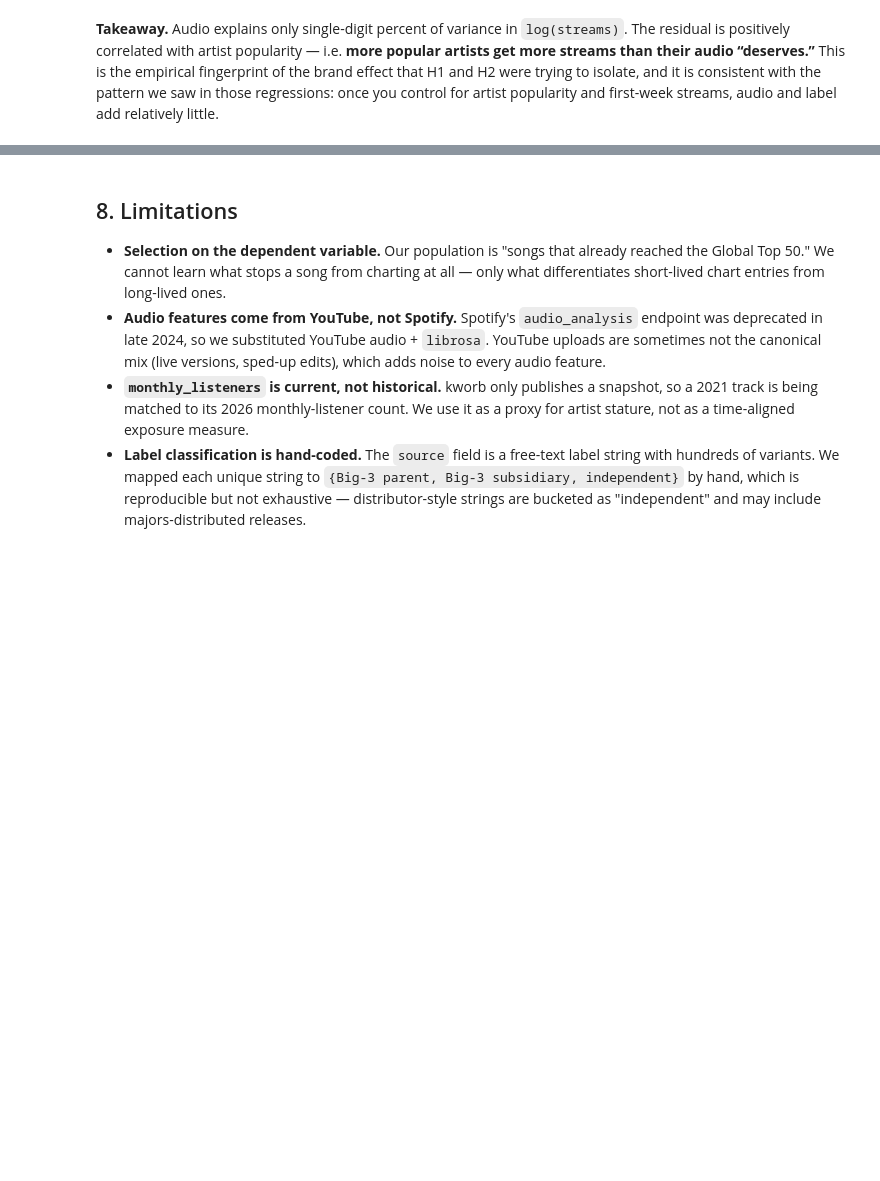
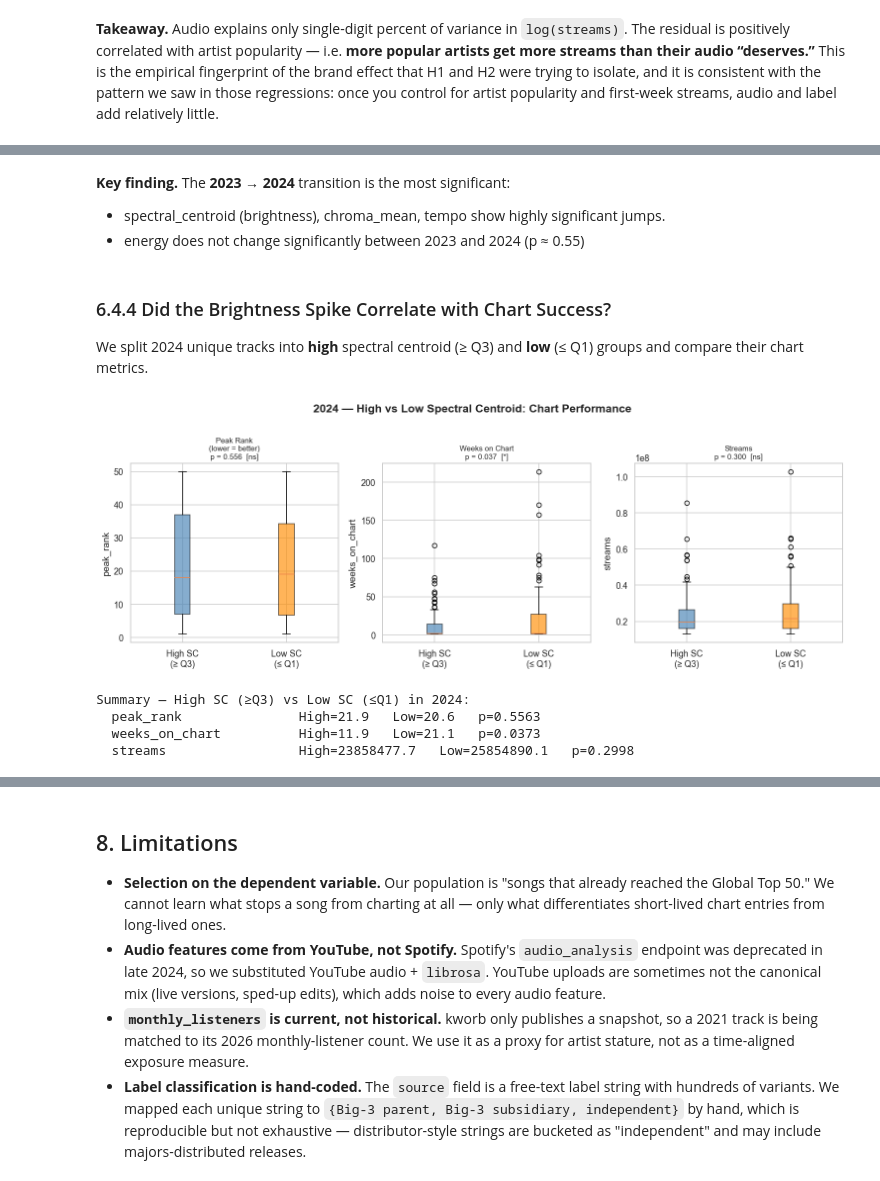
Before and after one commit to Irene-Wu-1002/Spotify-Trend-Analyzer, a Jupyter notebook: notebooks/06_final_analysis.ipynb, the cells around one changed output, grey strips where cells are left out. Cells and saved outputs as stored; diff of their text form; code cells hidden in the pictures; blank space fills up the shorter version.

Commit message:
integrate additional analysis into final analysis

```diff
--- a/notebooks/06_final_analysis.ipynb
+++ b/notebooks/06_final_analysis.ipynb
@@ -510,0 +595,15 @@ plt.show()
+# %%
+anova_rows = []
+for feat in AUDIO_TREND_COLS:
+    groups = [grp[feat].dropna().values for _, grp in df_full.groupby("year")]
+    F, p   = stats.f_oneway(*groups)
+    anova_rows.append({
+        "Feature": feat,
+        "F-statistic": round(F, 2),
+        "p-value": round(p, 6),
+        "Significant (α=0.05)": "Yes" if p < 0.05 else "No",
+    })
+
+anova_df = pd.DataFrame(anova_rows).set_index("Feature")
+print("One-Way ANOVA — Audio Features Across 2021–2025")
+print(anova_df.to_string())
@@ -510,0 +664,55 @@ plt.show()
+# %% [markdown]
+**Key finding.** The **2023 → 2024** transition is the most significant:
+- spectral_centroid (brightness), chroma_mean, tempo show highly significant jumps.
+- energy does not change significantly between 2023 and 2024 (p ≈ 0.55)
+# %% [markdown]
+### 6.4.4 Did the Brightness Spike Correlate with Chart Success?
+
+We split 2024 unique tracks into **high** spectral centroid (≥ Q3) and **low** (≤ Q1) groups and compare their chart metrics.
+# %%
+df24_songs = (
+    df_full[df_full["year"] == 2024]
+           .drop_duplicates(subset="uri")
+           .copy()
+)
+
+q75 = df24_songs["spectral_centroid"].quantile(0.75)
+q25 = df24_songs["spectral_centroid"].quantile(0.25)
+high_sc = df24_songs[df24_songs["spectral_centroid"] >= q75]
+low_sc  = df24_songs[df24_songs["spectral_centroid"] <= q25]
+
+chart_metrics = ["peak_rank", "weeks_on_chart", "streams"]
+metric_labels = ["Peak Rank\n(lower = better)", "Weeks on Chart", "Streams"]
+
+fig, axes = plt.subplots(1, 3, figsize=(14, 5))
+
+for ax, metric, label in zip(axes, chart_metrics, metric_labels):
+    data_high = high_sc[metric].dropna()
+    data_low  = low_sc[metric].dropna()
+    t, p = stats.ttest_ind(data_high, data_low)
+
+    bp = ax.boxplot([data_high, data_low],
+                    labels=["High SC\n(≥ Q3)", "Low SC\n(≤ Q1)"],
+                    patch_artist=True)
+    bp["boxes"][0].set_facecolor("steelblue");  bp["boxes"][0].set_alpha(0.65)
+    bp["boxes"][1].set_facecolor("darkorange"); bp["boxes"][1].set_alpha(0.65)
+
+    sig = "***" if p < 0.001 else ("**" if p < 0.01 else ("*" if p < 0.05 else "ns"))
+    ax.set_title(f"{label}\np = {p:.3f}  [{sig}]", fontsize=10)
+    ax.set_ylabel(metric)
+
+fig.suptitle("2024 — High vs Low Spectral Centroid: Chart Performance",
+             fontweight="bold", y=1.01)
+fig.tight_layout()
+plt.show()
+
+print("Summary — High SC (≥Q3) vs Low SC (≤Q1) in 2024:")
+for metric in chart_metrics:
+    t, p = stats.ttest_ind(high_sc[metric].dropna(), low_sc[metric].dropna())
+    print(f"  {metric:22s}  High={high_sc[metric].mean():.1f}   Low={low_sc[metric].mean():.1f}   p={p:.4f}")
+# %% [output]
+[figure, added]
+Summary — High SC (≥Q3) vs Low SC (≤Q1) in 2024:
+  peak_rank               High=21.9   Low=20.6   p=0.5563
+  weeks_on_chart          High=11.9   Low=21.1   p=0.0373
+  streams                 High=23858477.7   Low=25854890.1   p=0.2998
```
Also changed, not shown: parts of 23 cells of this notebook.
